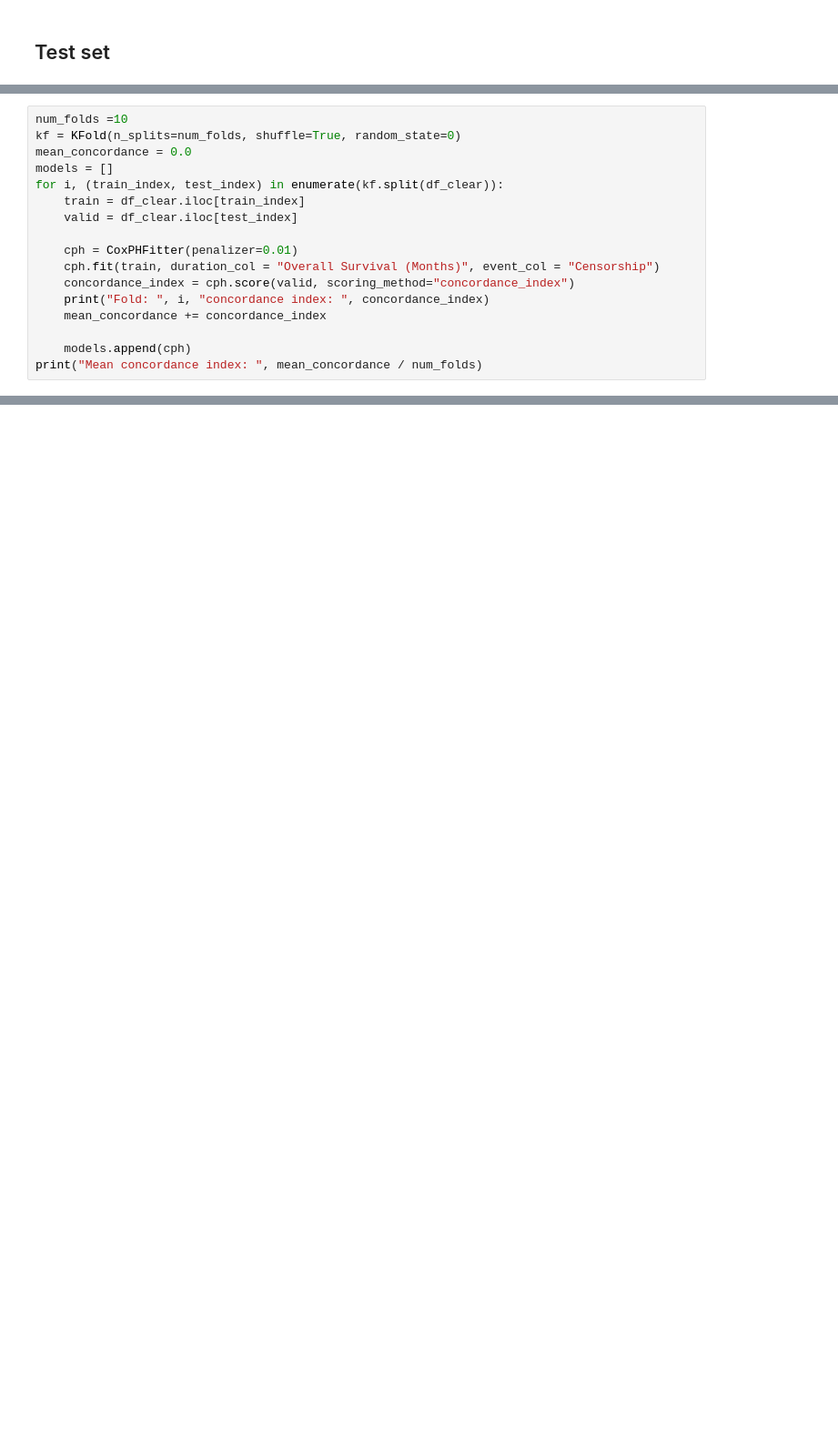
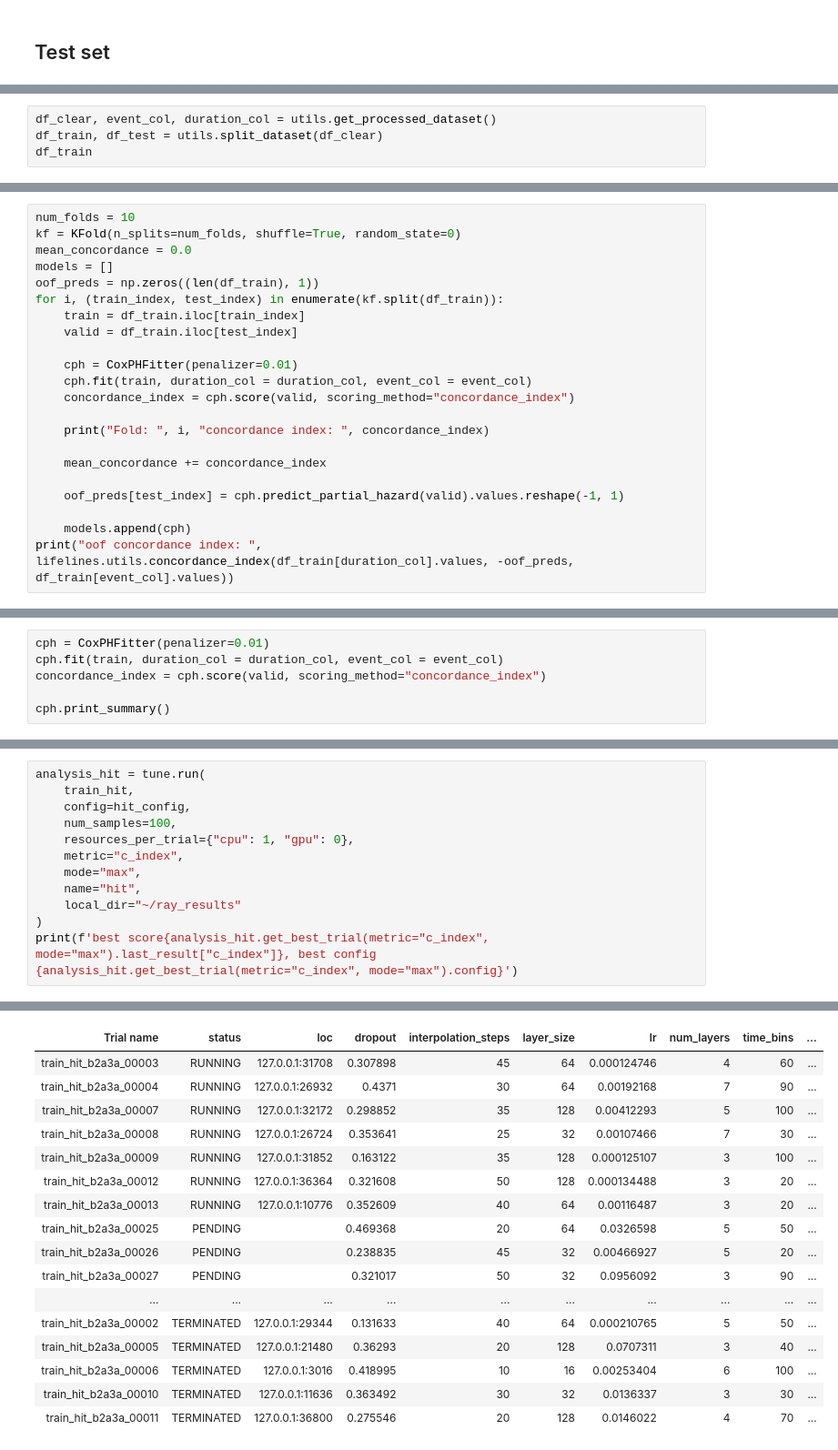
Before and after one commit to SzymonOzog/Deep-Learning-In-Survival-Analysis, a Jupyter notebook: ModelEvaluation.ipynb, the cells around one changed output, grey strips where cells are left out. Shown at 91% size. Drawn from its saved outputs; the diff is of its cells as text; blank space fills up the shorter version.

```diff
--- a/ModelEvaluation.ipynb
+++ b/ModelEvaluation.ipynb
@@ -48,0 +39,4 @@ df_test = df_clear.drop(df_train.index)
+# %%
+df_clear, event_col, duration_col = utils.get_processed_dataset()
+df_train, df_test = utils.split_dataset(df_clear)
+df_train
@@ -62,18 +91,23 @@ print(vif_data)
 # %%
-num_folds =10
+num_folds = 10
 kf = KFold(n_splits=num_folds, shuffle=True, random_state=0)
 mean_concordance = 0.0
 models = []
-for i, (train_index, test_index) in enumerate(kf.split(df_clear)):
-    train = df_clear.iloc[train_index]
-    valid = df_clear.iloc[test_index]
+oof_preds = np.zeros((len(df_train), 1))
+for i, (train_index, test_index) in enumerate(kf.split(df_train)):
+    train = df_train.iloc[train_index]
+    valid = df_train.iloc[test_index]
 
     cph = CoxPHFitter(penalizer=0.01)
-    cph.fit(train, duration_col = "Overall Survival (Months)", event_col = "Censorship")
+    cph.fit(train, duration_col = duration_col, event_col = event_col)
     concordance_index = cph.score(valid, scoring_method="concordance_index")
+
     print("Fold: ", i, "concordance index: ", concordance_index)
+
     mean_concordance += concordance_index
 
+    oof_preds[test_index] = cph.predict_partial_hazard(valid).values.reshape(-1, 1)
+
     models.append(cph)
-print("Mean concordance index: ", mean_concordance / num_folds)
+print("oof concordance index: ", lifelines.utils.concordance_index(df_train[duration_col].values, -oof_preds, df_train[event_col].values))
 # %% [output]
@@ -90,0 +125,6 @@ Mean concordance index:  0.6899486441231015
+# %%
+cph = CoxPHFitter(penalizer=0.01)
+cph.fit(train, duration_col = duration_col, event_col = event_col)
+concordance_index = cph.score(valid, scoring_method="concordance_index")
+
+cph.print_summary()
@@ -134,0 +321,13 @@ pd.get_dummies(df_binary, drop_first=True)
+# %%
+analysis_hit = tune.run(
+    train_hit,
+    config=hit_config,
+    num_samples=100,
+    resources_per_trial={"cpu": 1, "gpu": 0},
+    metric="c_index",
+    mode="max",
+    name="hit",
+    local_dir="~/ray_results"
+)
+print(f'best score{analysis_hit.get_best_trial(metric="c_index", mode="max").last_result["c_index"]}, best config {analysis_hit.get_best_trial(metric="c_index", mode="max").config}')
+# %% [output]
@@ -134,0 +345,17 @@ pd.get_dummies(df_binary, drop_first=True)
+| Trial name | status | loc | dropout | interpolation_steps | layer_size | lr | num_layers | time_bins | ... |
+| train_hit_b2a3a_00003 | RUNNING | 127.0.0.1:31708 | 0.307898 | 45 | 64 | 0.000124746 | 4 | 60 | ... |
+| train_hit_b2a3a_00004 | RUNNING | 127.0.0.1:26932 | 0.4371 | 30 | 64 | 0.00192168 | 7 | 90 | ... |
+| train_hit_b2a3a_00007 | RUNNING | 127.0.0.1:32172 | 0.298852 | 35 | 128 | 0.00412293 | 5 | 100 | ... |
+| train_hit_b2a3a_00008 | RUNNING | 127.0.0.1:26724 | 0.353641 | 25 | 32 | 0.00107466 | 7 | 30 | ... |
+| train_hit_b2a3a_00009 | RUNNING | 127.0.0.1:31852 | 0.163122 | 35 | 128 | 0.000125107 | 3 | 100 | ... |
+| train_hit_b2a3a_00012 | RUNNING | 127.0.0.1:36364 | 0.321608 | 50 | 128 | 0.000134488 | 3 | 20 | ... |
+| train_hit_b2a3a_00013 | RUNNING | 127.0.0.1:10776 | 0.352609 | 40 | 64 | 0.00116487 | 3 | 20 | ... |
+| train_hit_b2a3a_00025 | PENDING |  | 0.469368 | 20 | 64 | 0.0326598 | 5 | 50 | ... |
+| train_hit_b2a3a_00026 | PENDING |  | 0.238835 | 45 | 32 | 0.00466927 | 5 | 20 | ... |
+| train_hit_b2a3a_00027 | PENDING |  | 0.321017 | 50 | 32 | 0.0956092 | 3 | 90 | ... |
+| ... | ... | ... | ... | ... | ... | ... | ... | ... | ... |
+| train_hit_b2a3a_00002 | TERMINATED | 127.0.0.1:29344 | 0.131633 | 40 | 64 | 0.000210765 | 5 | 50 | ... |
+| train_hit_b2a3a_00005 | TERMINATED | 127.0.0.1:21480 | 0.36293 | 20 | 128 | 0.0707311 | 3 | 40 | ... |
+| train_hit_b2a3a_00006 | TERMINATED | 127.0.0.1:3016 | 0.418995 | 10 | 16 | 0.00253404 | 6 | 100 | ... |
+| train_hit_b2a3a_00010 | TERMINATED | 127.0.0.1:11636 | 0.363492 | 30 | 32 | 0.0136337 | 3 | 30 | ... |
+| train_hit_b2a3a_00011 | TERMINATED | 127.0.0.1:36800 | 0.275546 | 20 | 128 | 0.0146022 | 4 | 70 | ... |
```
Also changed, not shown: parts of 20 cells of this notebook.
